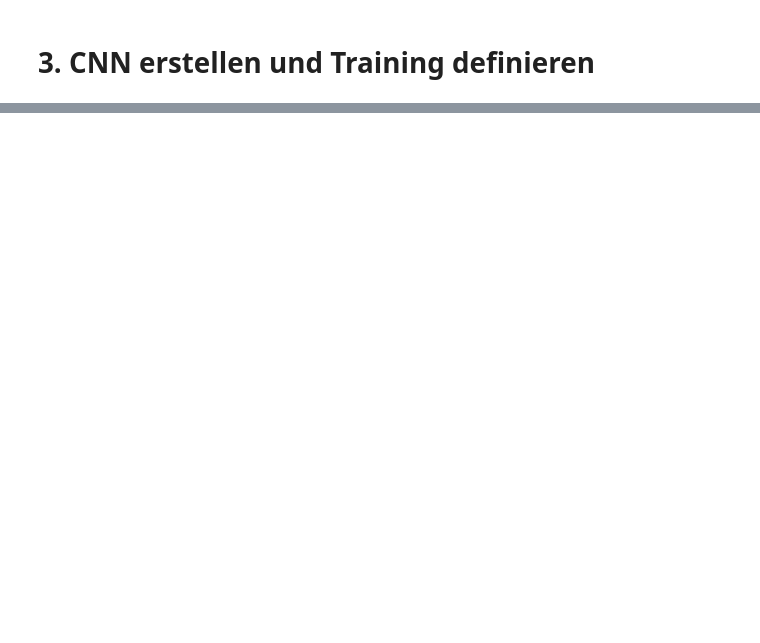
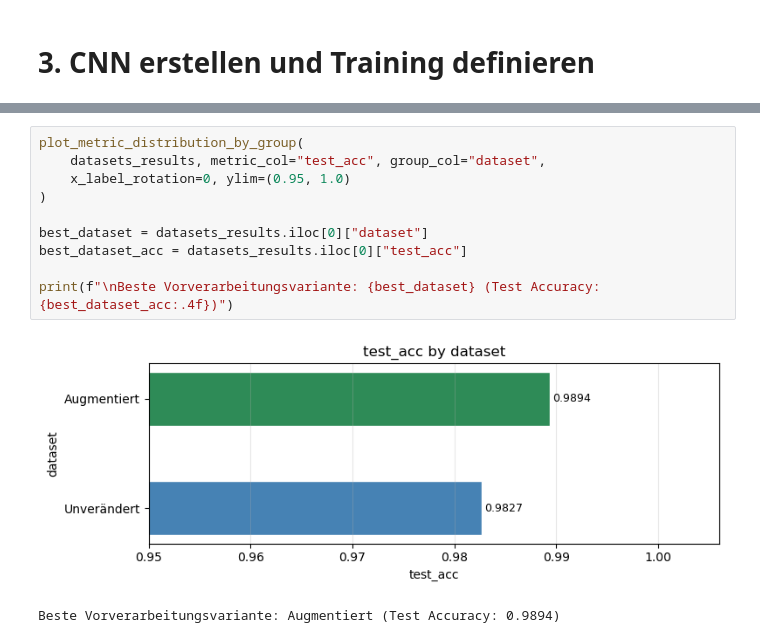
Before and after one commit to ilkersabriorgun/ki-projekt, a Jupyter notebook: Einzelabgaben/Ilker/main.ipynb, the cells around one changed output, grey strips where cells are left out. Saved outputs shown, nothing was run; the diff lists cells and outputs as text; blank space fills up the shorter version.

```diff
--- a/Einzelabgaben/Ilker/main.ipynb
+++ b/Einzelabgaben/Ilker/main.ipynb
@@ -425 +416,14 @@ Skipping registering GPU devices...
+# %%
+plot_metric_distribution_by_group(
+    datasets_results, metric_col="test_acc", group_col="dataset",
+    x_label_rotation=0, ylim=(0.95, 1.0)
+)
+
+best_dataset = datasets_results.iloc[0]["dataset"]
+best_dataset_acc = datasets_results.iloc[0]["test_acc"]
+
+print(f"\nBeste Vorverarbeitungsvariante: {best_dataset} (Test Accuracy: {best_dataset_acc:.4f})")
+# %% [output]
+[figure, added]
+Beste Vorverarbeitungsvariante: Augmentiert (Test Accuracy: 0.9894)
 # %%
```
Also changed, not shown: parts of 30 cells of this notebook, 4 other files.
